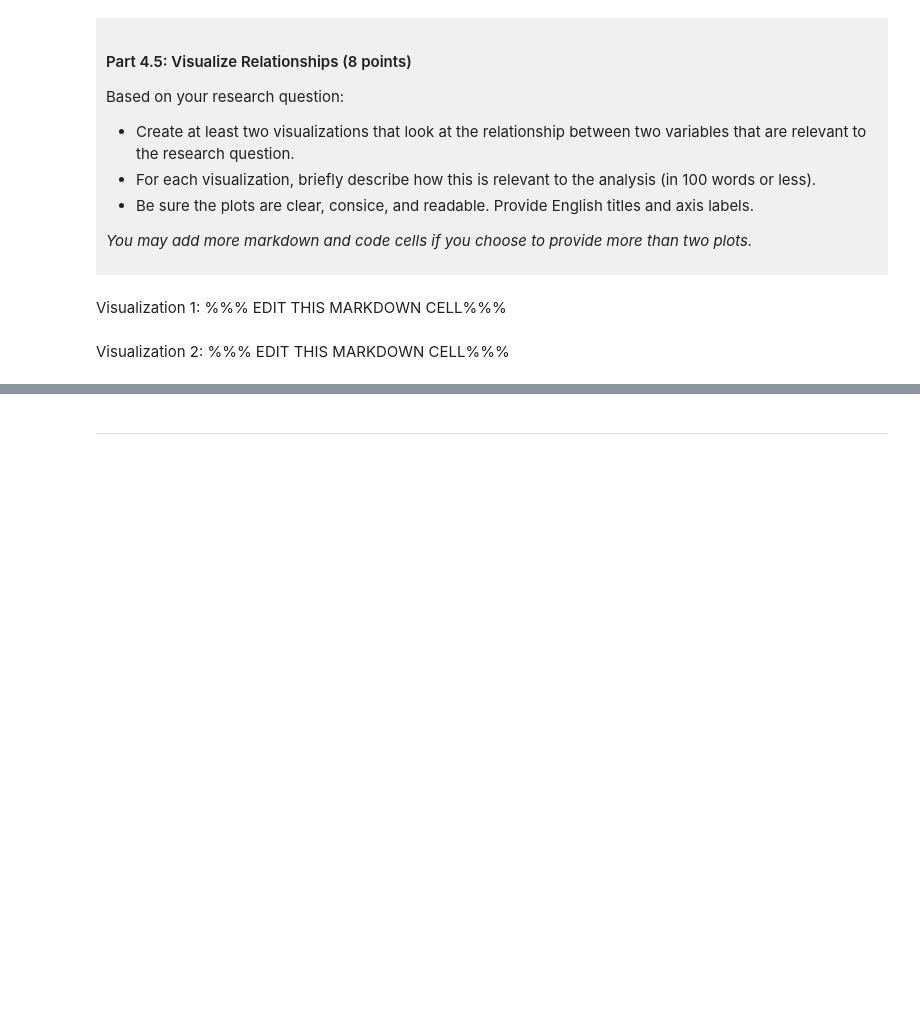
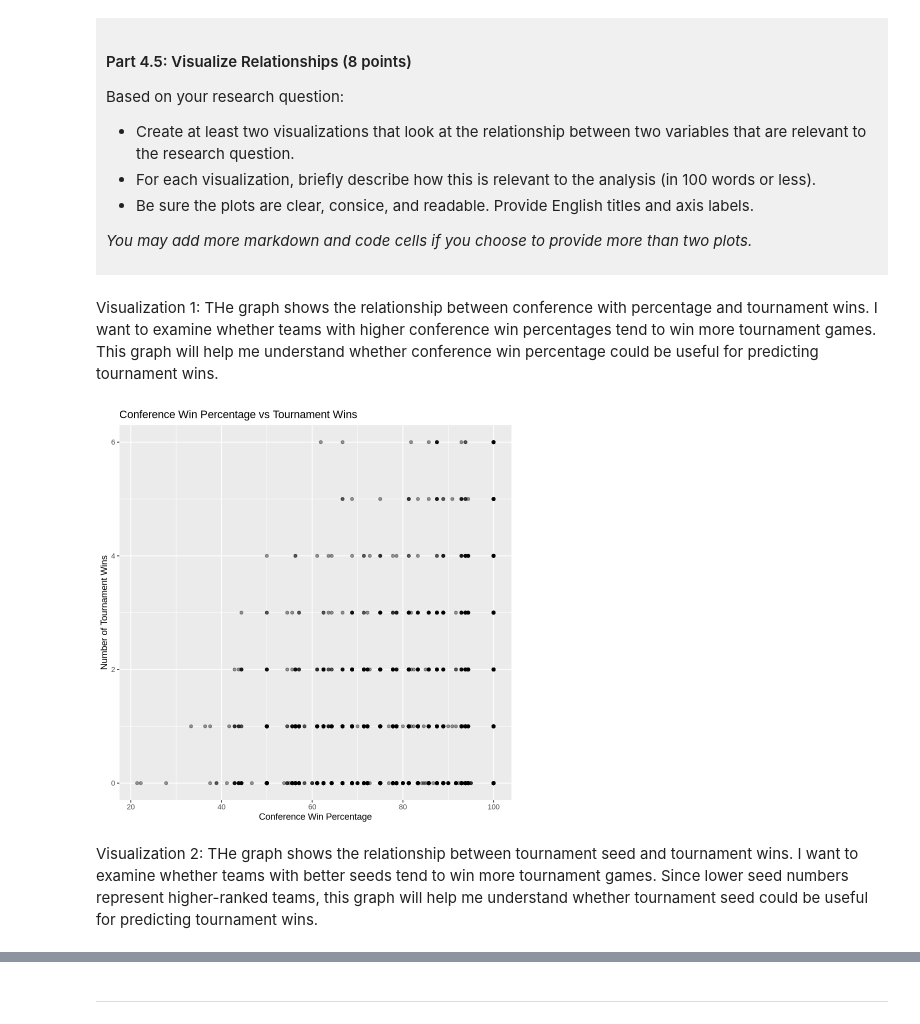
Before and after one commit to elxaxor/dsci-100-project-Jungbin-Lee, a Jupyter notebook: dsci-100-project-notebook.ipynb, the cells around one changed output, grey strips where cells are left out. Cells and saved outputs as stored; diff of their text form; code cells hidden in the pictures; blank space fills up the shorter version.

```diff
--- a/dsci-100-project-notebook.ipynb
+++ b/dsci-100-project-notebook.ipynb
@@ -311,9 +381,16 @@ Based on your research question:
 *You may add more markdown and code cells if you choose to provide more than two plots.*
 </div>
 # %% [markdown]
-Visualization 1: %%% EDIT THIS MARKDOWN CELL%%%
+Visualization 1: THe graph shows the relationship between conference with percentage and tournament wins. I want to examine whether teams with higher conference win percentages tend to win more tournament games. This graph will help me understand whether conference win percentage could be useful for predicting tournament wins.
 # %%
-### EDIT THIS CODE CELL FOR VISUALIZATION 1###
+basketball_data_tidy |>
+ggplot(aes(x = conf_wins_pct, y = tourney_wins)) +
+geom_point(alpha = 0.4) +
+labs(title = "Conference Win Percentage vs Tournament Wins",
+     x = "Conference Win Percentage",
+     y = "Number of Tournament Wins")
+# %% [output]
+[figure, added]
 # %% [markdown]
-Visualization 2: %%% EDIT THIS MARKDOWN CELL%%%
+Visualization 2: THe graph shows the relationship between tournament seed and tournament wins. I want to examine whether teams with better seeds tend to win more tournament games. Since lower seed numbers represent higher-ranked teams, this graph will help me understand whether tournament seed could be useful for predicting tournament wins.
 # %%
```
Also changed, not shown: parts of 8 cells of this notebook.
